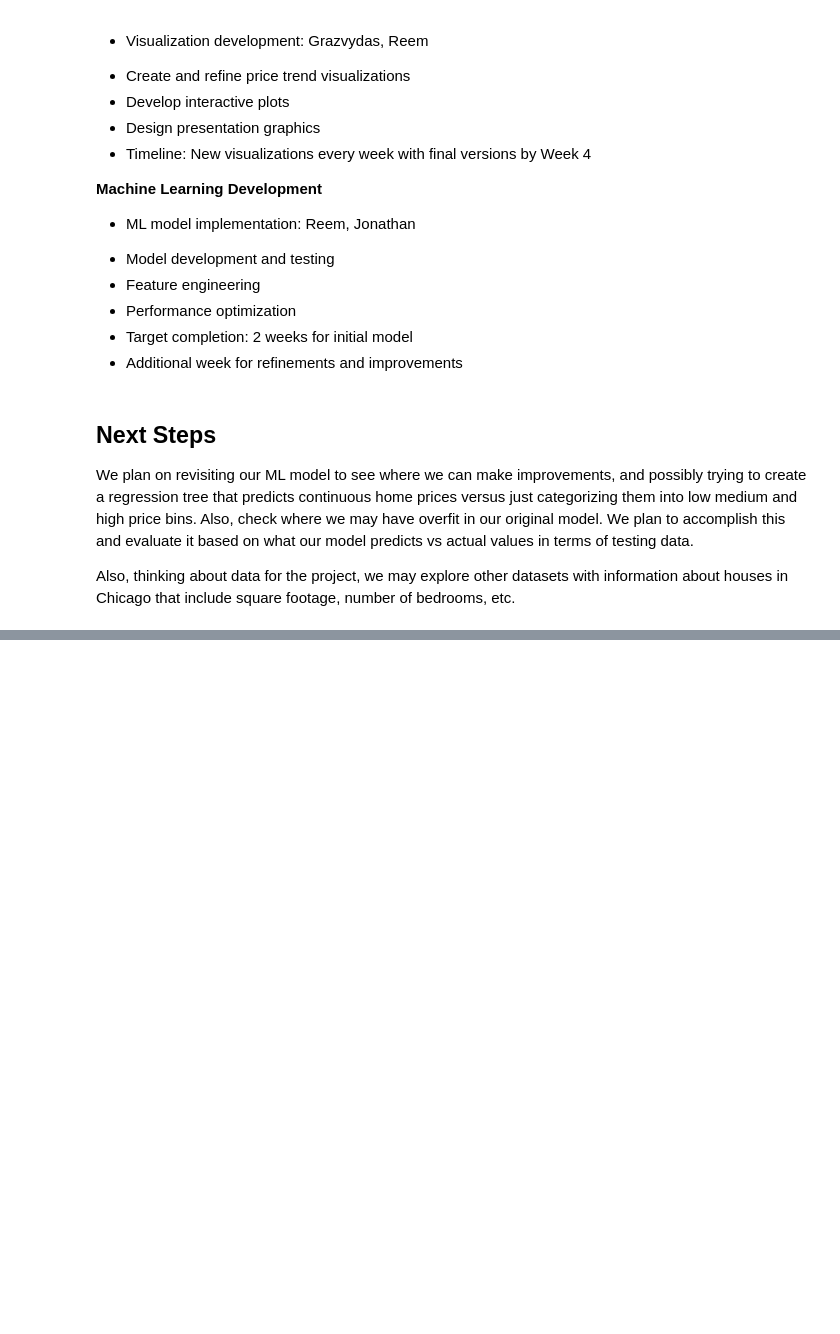
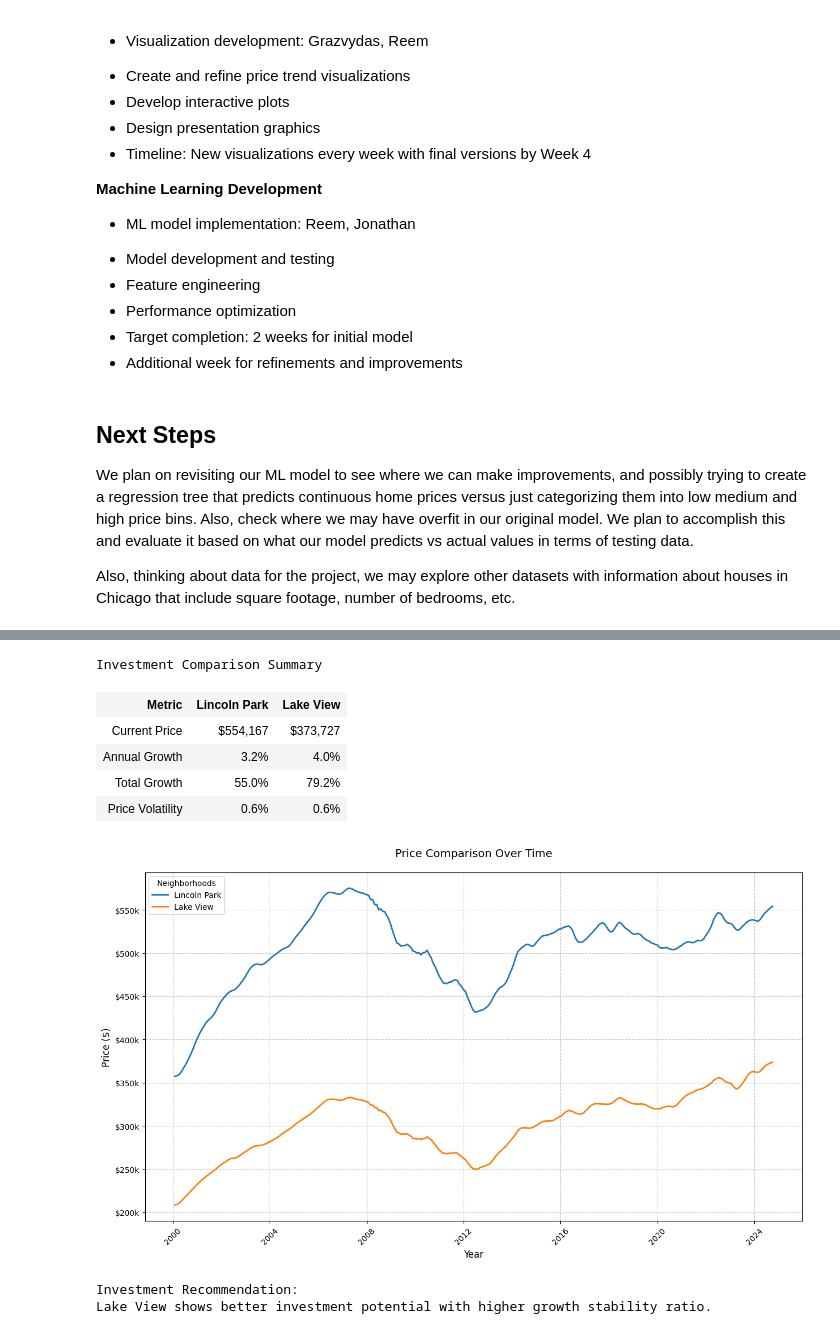
Before and after one commit to cs418-fa24/project-check-in-team-14, a Jupyter notebook: ChiHomePriceAnalyzer.ipynb, the cells around one changed output, grey strips where cells are left out. Drawn from its saved outputs; the diff is of its cells as text; code cells hidden in the pictures; blank space fills up the shorter version.

```diff
--- a/ChiHomePriceAnalyzer.ipynb
+++ b/ChiHomePriceAnalyzer.ipynb
@@ -434,0 +587,12 @@ Also, thinking about data for the project, we may explore other datasets with in
+# %%
+compare_neighborhoods_interactive("Lincoln Park", "Lake View")
+# %% [output]
+Investment Comparison Summary
+| Metric | Lincoln Park | Lake View |
+| Current Price | $554,167 | $373,727 |
+| Annual Growth | 3.2% | 4.0% |
+| Total Growth | 55.0% | 79.2% |
+| Price Volatility | 0.6% | 0.6% |
+[figure, added]
+Investment Recommendation:
+Lake View shows better investment potential with higher growth stability ratio.
```
Also changed, not shown: parts of 3 cells of this notebook.
